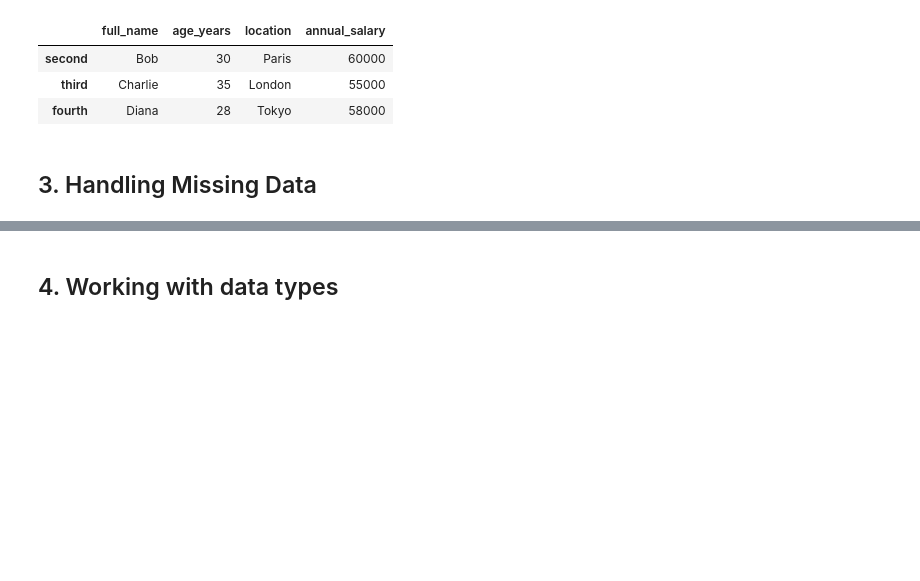
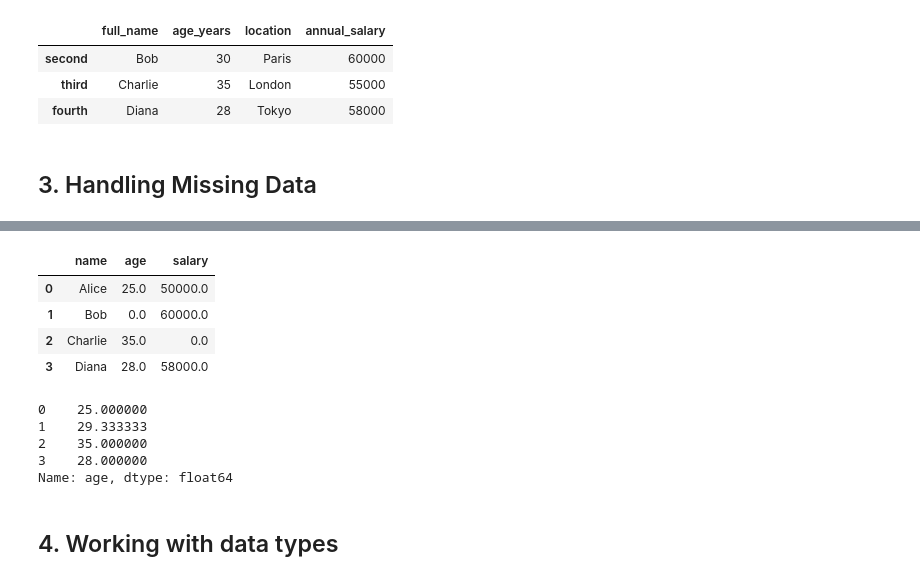
Before and after one commit to rudedude693/FSA_devops, a Jupyter notebook: docs/assets/notebooks/unit2/Lesson_10_demo.ipynb, the cells around one changed output, grey strips where cells are left out. Cells and saved outputs as stored; diff of their text form; code cells hidden in the pictures; blank space fills up the shorter version.

```diff
--- a/docs/assets/notebooks/unit2/Lesson_10_demo.ipynb
+++ b/docs/assets/notebooks/unit2/Lesson_10_demo.ipynb
@@ -308,3 +344,19 @@ data_with_missing = pd.DataFrame({
+# %%
+data_with_missing.fillna(0)
+# %% [output]
+|  | name | age | salary |
+| 0 | Alice | 25.0 | 50000.0 |
+| 1 | Bob | 0.0 | 60000.0 |
+| 2 | Charlie | 35.0 | 0.0 |
+| 3 | Diana | 28.0 | 58000.0 |
+# %%
+data_with_missing['age'].fillna(data_with_missing['age'].mean())
+# %% [output]
+0    25.000000
+1    29.333333
+2    35.000000
+3    28.000000
+Name: age, dtype: float64
 # %% [markdown]
 ## 4. Working with data types
 # %%
```
Also changed, not shown: parts of 7 cells of this notebook.
